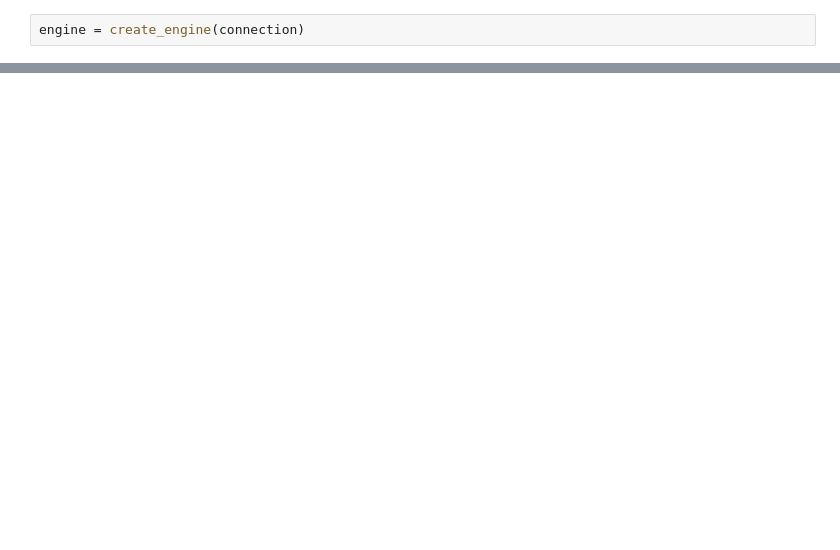
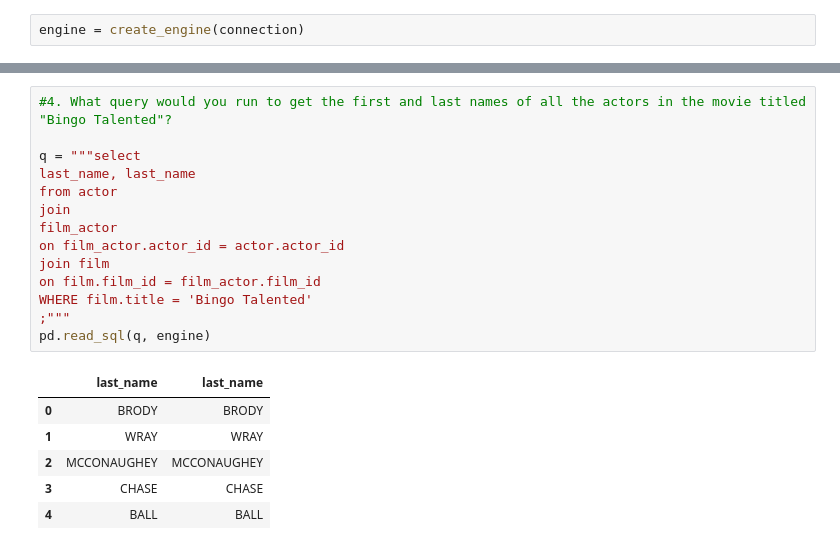
Before and after one commit to NombuleloZizi/Sakila, a Jupyter notebook: SakilaCore.ipynb, the cells around one changed output, grey strips where cells are left out. Cells and saved outputs as stored; diff of their text form; blank space fills up the shorter version.

```diff
--- a/SakilaCore.ipynb
+++ b/SakilaCore.ipynb
@@ -18,0 +101,21 @@ Engine(mysql+pymysql://root:***@1059@localhost/sakila)
+# %%
+#4. What query would you run to get the first and last names of all the actors in the movie titled "Bingo Talented"?
+
+q = """select
+last_name, last_name
+from actor
+join
+film_actor
+on film_actor.actor_id = actor.actor_id
+join film
+on film.film_id = film_actor.film_id
+WHERE film.title = 'Bingo Talented'
+;"""
+pd.read_sql(q, engine)
+# %% [output]
+|  | last_name | last_name |
+| 0 | BRODY | BRODY |
+| 1 | WRAY | WRAY |
+| 2 | MCCONAUGHEY | MCCONAUGHEY |
+| 3 | CHASE | CHASE |
+| 4 | BALL | BALL |
```
Also changed, not shown: parts of 8 cells of this notebook.
